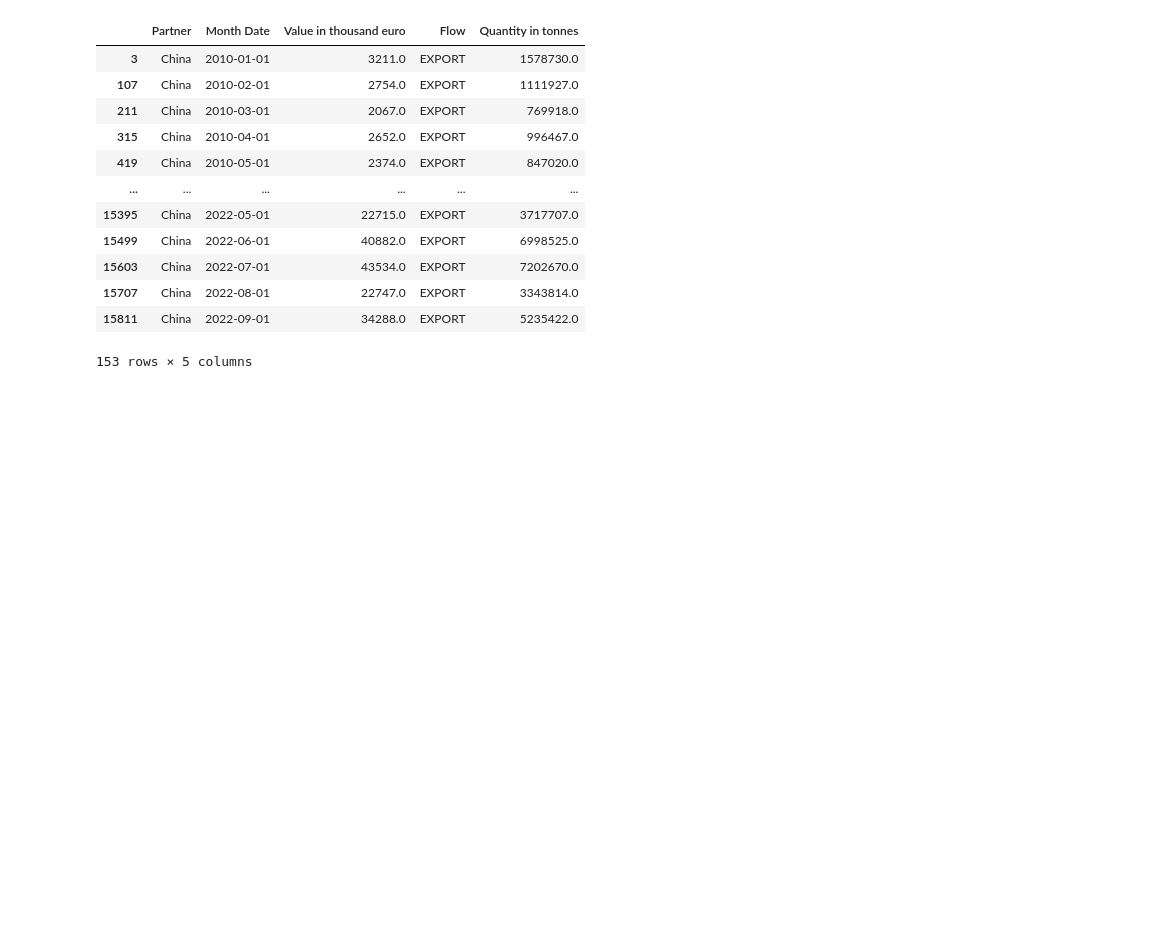
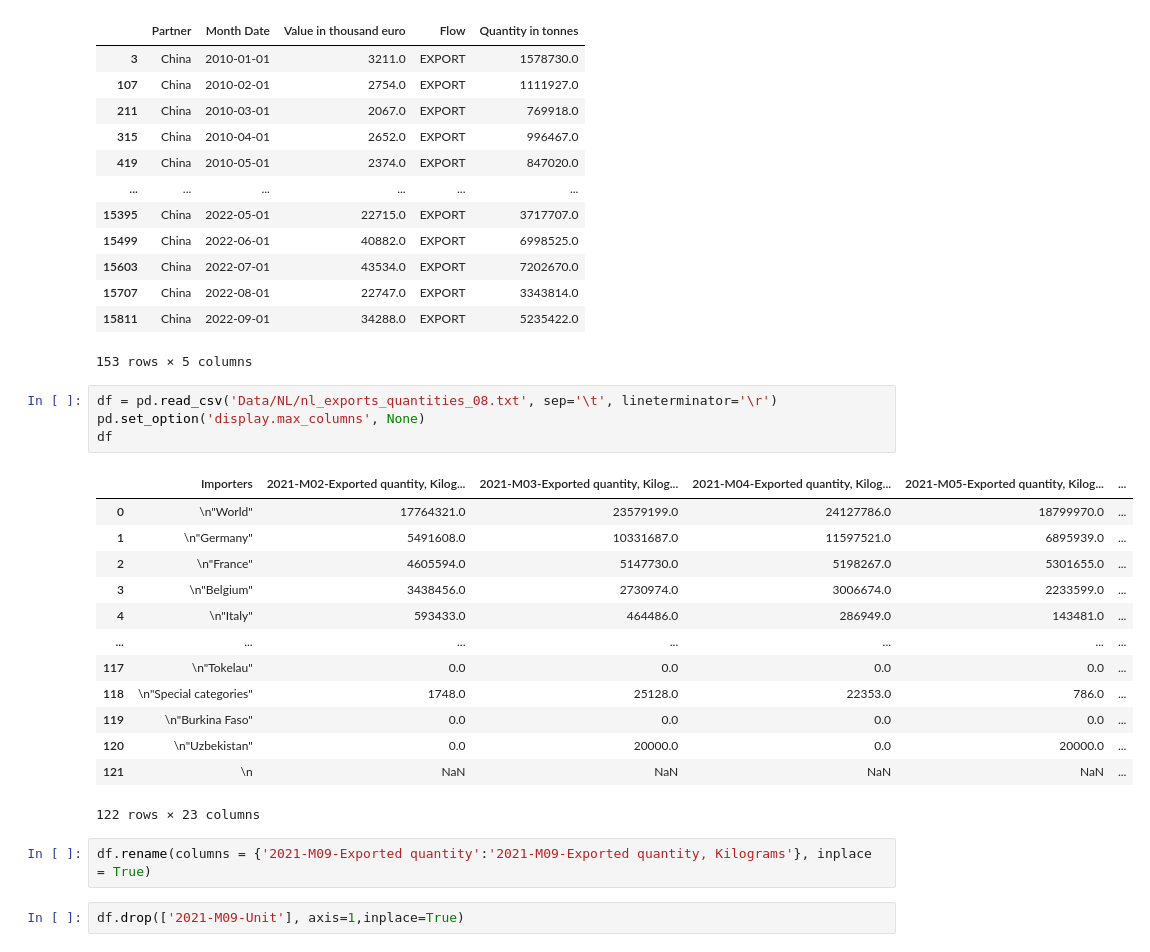
Before and after one commit to markbrabazon/CA2, a Jupyter notebook: nz_data_files.ipynb, the cells around one changed output. Cells and saved outputs as stored; diff of their text form; blank space fills up the shorter version.

```diff
--- a/nz_data_files.ipynb
+++ b/nz_data_files.ipynb
@@ -196,3 +196,25 @@ df_nz[(df_nz['Partner']=='China')]
 | 15707 | China | 2022-08-01 | 22747.0 | EXPORT | 3343814.0 |
 | 15811 | China | 2022-09-01 | 34288.0 | EXPORT | 5235422.0 |
 153 rows × 5 columns
+# %%
+df = pd.read_csv('Data/NL/nl_exports_quantities_08.txt', sep='\t', lineterminator='\r')
+pd.set_option('display.max_columns', None)
+df
+# %% [output]
+|  | Importers | 2021-M02-Exported quantity, Kilog... | 2021-M03-Exported quantity, Kilog... | 2021-M04-Exported quantity, Kilog... | 2021-M05-Exported quantity, Kilog... | ... |
+| 0 | \n"World" | 17764321.0 | 23579199.0 | 24127786.0 | 18799970.0 | ... |
+| 1 | \n"Germany" | 5491608.0 | 10331687.0 | 11597521.0 | 6895939.0 | ... |
+| 2 | \n"France" | 4605594.0 | 5147730.0 | 5198267.0 | 5301655.0 | ... |
+| 3 | \n"Belgium" | 3438456.0 | 2730974.0 | 3006674.0 | 2233599.0 | ... |
+| 4 | \n"Italy" | 593433.0 | 464486.0 | 286949.0 | 143481.0 | ... |
+| ... | ... | ... | ... | ... | ... | ... |
+| 117 | \n"Tokelau" | 0.0 | 0.0 | 0.0 | 0.0 | ... |
+| 118 | \n"Special categories" | 1748.0 | 25128.0 | 22353.0 | 786.0 | ... |
+| 119 | \n"Burkina Faso" | 0.0 | 0.0 | 0.0 | 0.0 | ... |
+| 120 | \n"Uzbekistan" | 0.0 | 20000.0 | 0.0 | 20000.0 | ... |
+| 121 | \n | NaN | NaN | NaN | NaN | ... |
+122 rows × 23 columns
+# %%
+df.rename(columns = {'2021-M09-Exported quantity':'2021-M09-Exported quantity, Kilograms'}, inplace = True)
+# %%
+df.drop(['2021-M09-Unit'], axis=1,inplace=True)
```
Also changed, not shown: parts of 2 cells of this notebook, 12 other files.
